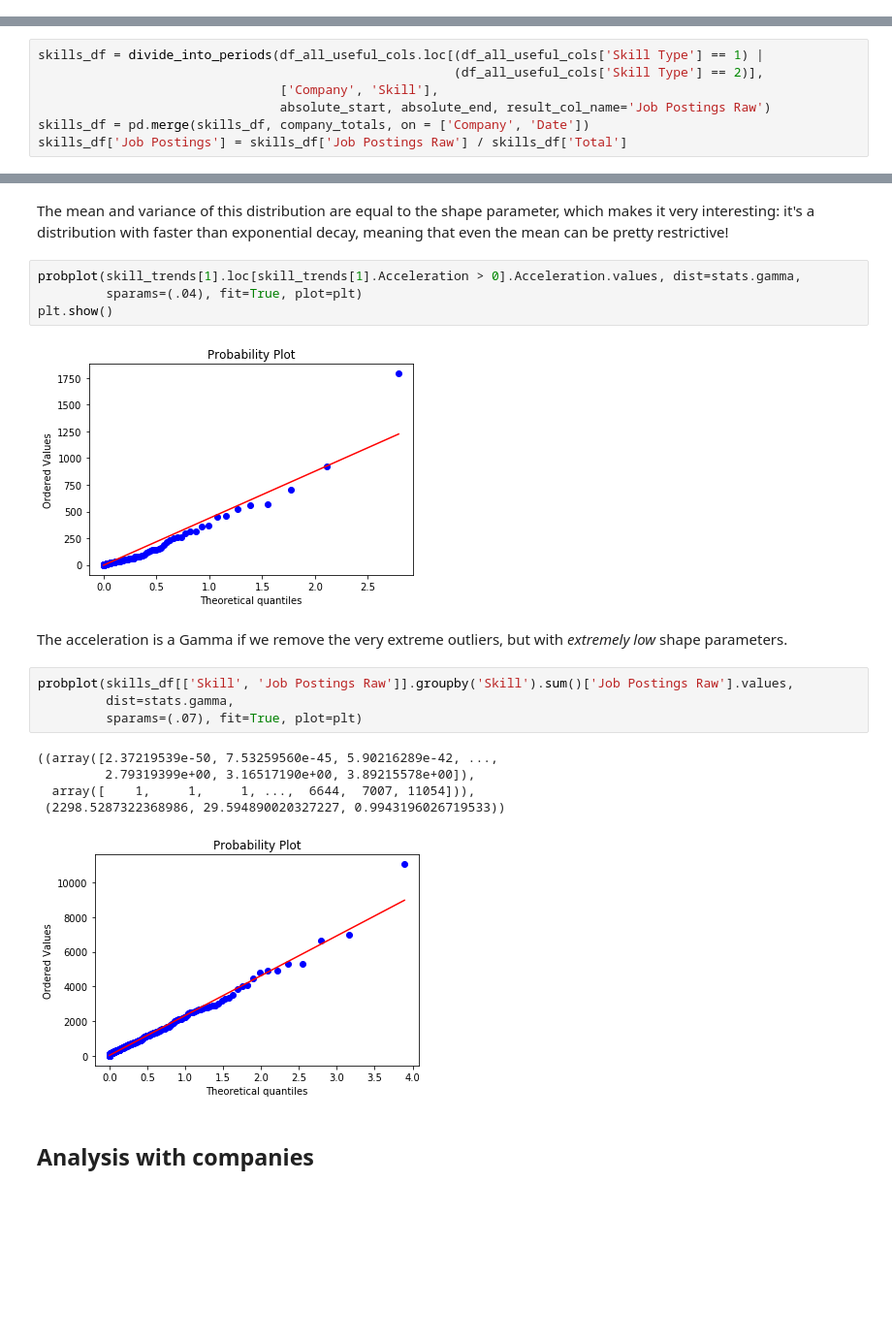
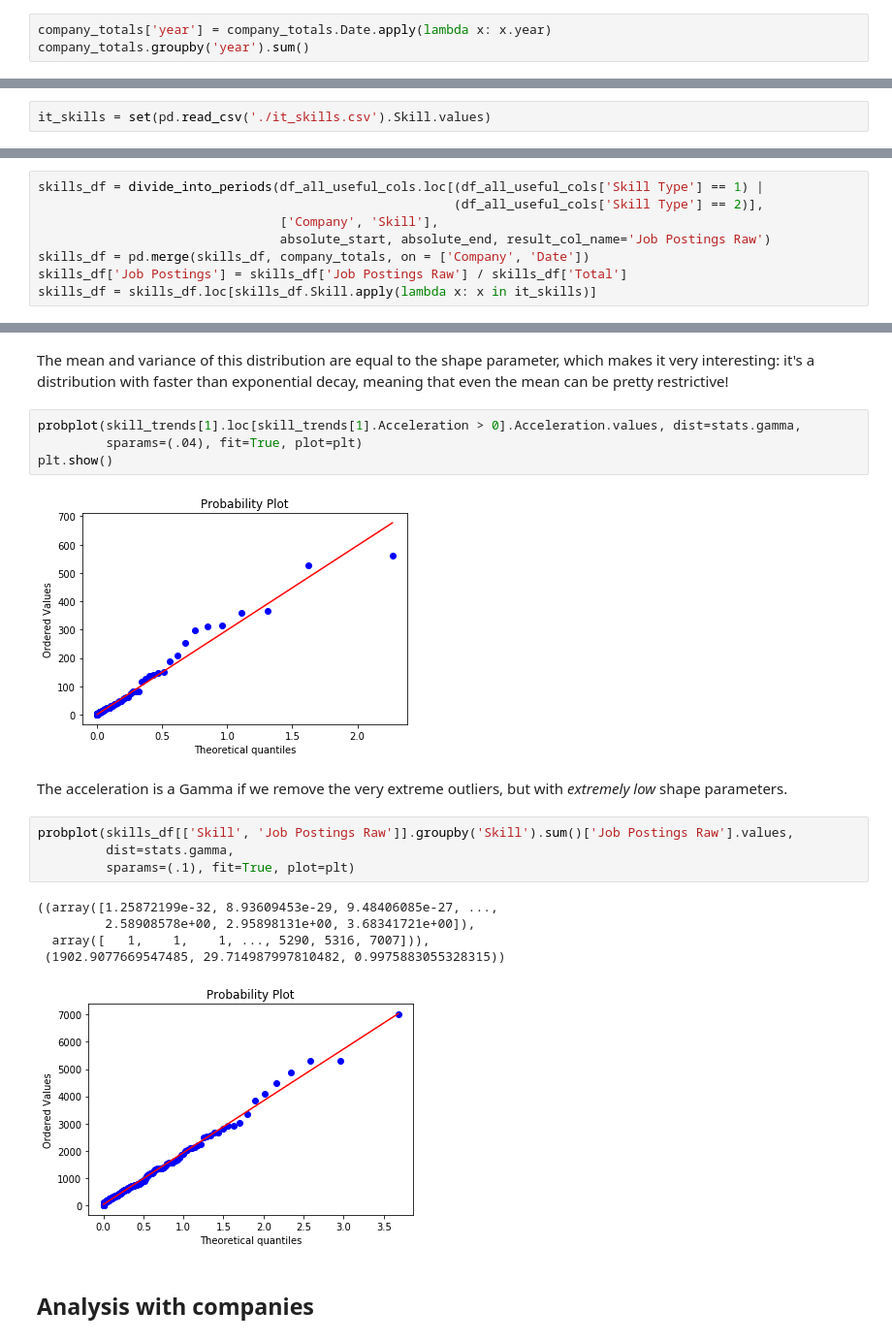
Before and after one commit to RamtinYazdanian/job_skill_trend_analysis, a Jupyter notebook: notebooks/jobtech_analysis.ipynb, the cells around one changed output, grey strips where cells are left out. Shown at 97% size. Drawn from its saved outputs; the diff is of its cells as text; blank space fills up the shorter version.

```diff
--- a/notebooks/jobtech_analysis.ipynb
+++ b/notebooks/jobtech_analysis.ipynb
@@ -63,0 +78,3 @@ df_all_useful_cols.head()
+# %%
+company_totals['year'] = company_totals.Date.apply(lambda x: x.year)
+company_totals.groupby('year').sum()
@@ -95,3 +119,5 @@ Types 1 and 2 are both hard skills, the difference being that type 1 deals with
 # %%
 absolute_start = np.datetime64('2017-01-01')
 absolute_end = np.datetime64('2020-01-01')
+# %%
+it_skills = set(pd.read_csv('./it_skills.csv').Skill.values)
@@ -102,6 +148,7 @@ skills_df = divide_into_periods(df_all_useful_cols.loc[(df_all_useful_cols['Skil
                                 absolute_start, absolute_end, result_col_name='Job Postings Raw')
 skills_df = pd.merge(skills_df, company_totals, on = ['Company', 'Date'])
 skills_df['Job Postings'] = skills_df['Job Postings Raw'] / skills_df['Total']
+skills_df = skills_df.loc[skills_df.Skill.apply(lambda x: x in it_skills)]
 # %%
 skills_df.sort_values('Date').head(10)
 # %% [output]
@@ -489,18 +454,18 @@ probplot(skill_trends[1].loc[skill_trends[1].Acceleration > 0].Acceleration.valu
          sparams=(.04), fit=True, plot=plt)
 plt.show()
 # %% [output]
-[figure, old version]
+[figure, new version]
 # %% [markdown]
 The acceleration is a Gamma if we remove the very extreme outliers, but with _extremely low_ shape parameters.
 # %%
 probplot(skills_df[['Skill', 'Job Postings Raw']].groupby('Skill').sum()['Job Postings Raw'].values,
          dist=stats.gamma,
-         sparams=(.07), fit=True, plot=plt)
+         sparams=(.1), fit=True, plot=plt)
 # %% [output]
-((array([2.37219539e-50, 7.53259560e-45, 5.90216289e-42, ...,
-         2.79319399e+00, 3.16517190e+00, 3.89215578e+00]),
-  array([    1,     1,     1, ...,  6644,  7007, 11054])),
- (2298.5287322368986, 29.594890020327227, 0.9943196026719533))
+((array([1.25872199e-32, 8.93609453e-29, 9.48406085e-27, ...,
+         2.58908578e+00, 2.95898131e+00, 3.68341721e+00]),
+  array([   1,    1,    1, ..., 5290, 5316, 7007])),
+ (1902.9077669547485, 29.714987997810482, 0.9975883055328315))
-[figure, old version]
+[figure, new version]
 # %% [markdown]
 ## Analysis with companies
```
Also changed, not shown: parts of 47 cells of this notebook, 1 other file.
